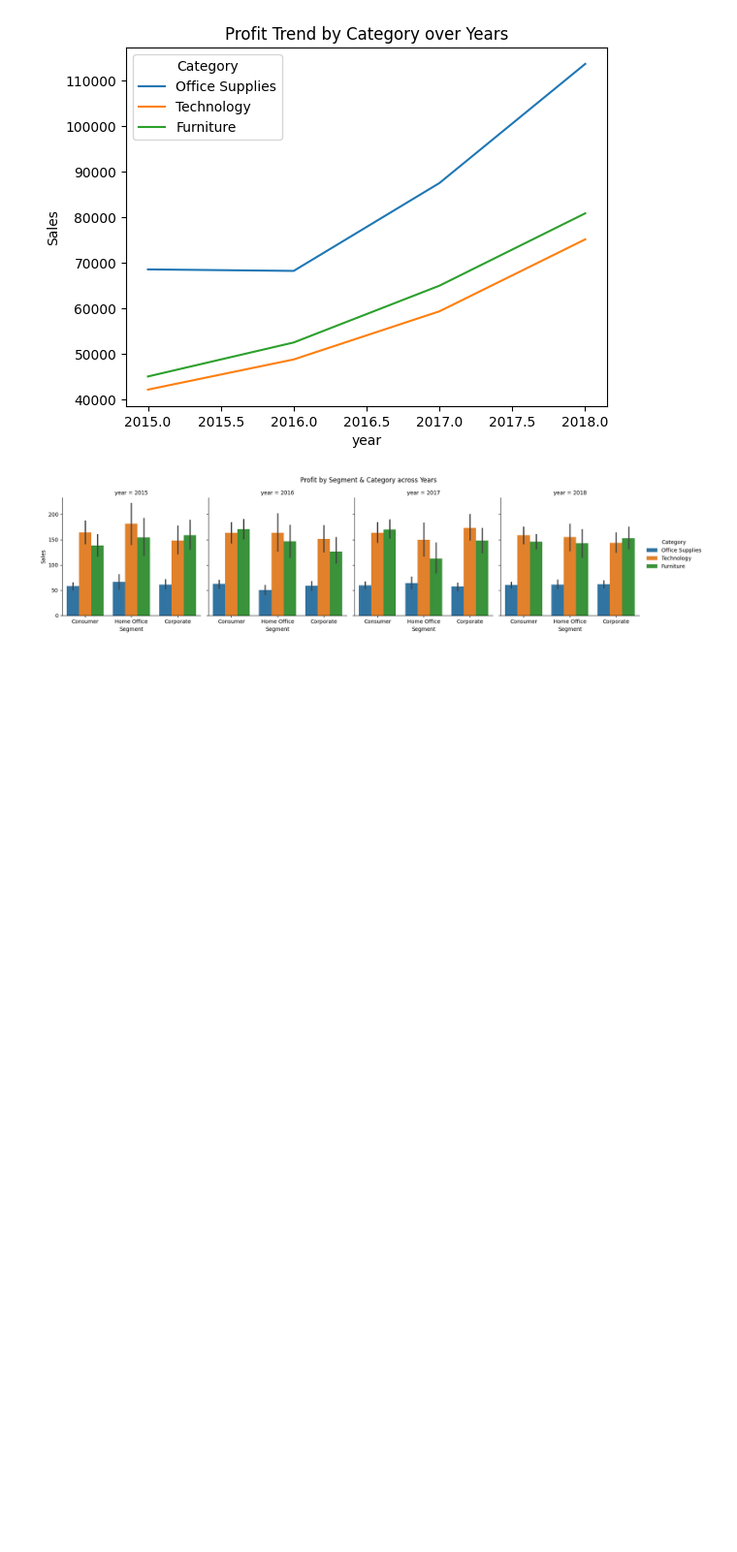
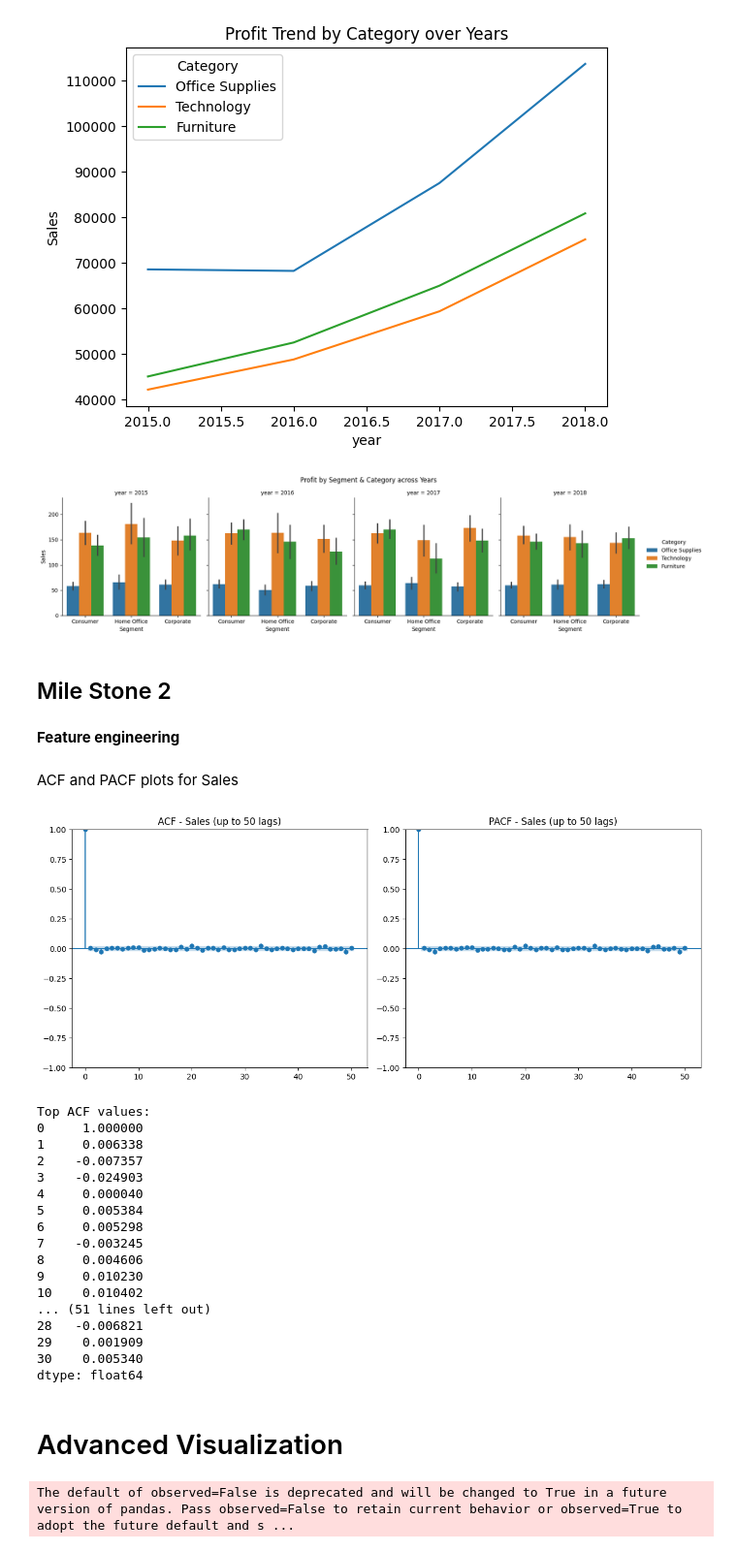
Before and after one commit to mostafaayman646/Superstore-Sales-forecasting, a Jupyter notebook: EDA.ipynb, the cells around one changed output. Shown at 97% size. Saved outputs shown, nothing was run; the diff lists cells and outputs as text; code cells hidden in the pictures; blank space fills up the shorter version.

Commit message:
Added Mile Stone 2 in EDA

```diff
--- a/EDA.ipynb
+++ b/EDA.ipynb
@@ -517,3 +518,59 @@ g.fig.suptitle("Profit by Segment & Category across Years", y=1.05)
 plt.show()
 # %% [output]
 [figure]
+# %% [markdown]
+## Mile Stone 2
+# %% [markdown]
+**Feature engineering**
+# %%
+data = Data_manager.add_lag_features()
+
+# data = Data_manager.scaling_encoding()
+# %% [markdown]
+ACF and PACF plots for Sales
+# %%
+
+from statsmodels.graphics.tsaplots import plot_acf, plot_pacf
+from statsmodels.tsa.stattools import acf, pacf
+
+series = data['Sales'].dropna()
+
+plt.figure(figsize=(12,5))
+ax = plt.subplot(1,2,1)
+plot_acf(series, lags=50, ax=ax)
+ax.set_title('ACF - Sales (up to 50 lags)')
+
+ax = plt.subplot(1,2,2)
+plot_pacf(series, lags=50, ax=ax, method='ywm')
+ax.set_title('PACF - Sales (up to 50 lags)')
+
+plt.tight_layout()
+plt.show()
+
+# few numerical ACF/PACF values to help choose lags
+num_lags = 30
+print('Top ACF values:')
+print(pd.Series(acf(series, nlags=num_lags)).head(num_lags+1))
+print('\nTop PACF values:')
+print(pd.Series(pacf(series, nlags=num_lags)).head(num_lags+1))
+# %% [output]
+[figure, added]
+Top ACF values:
+0     1.000000
+1     0.006338
+2    -0.007357
+3    -0.024903
+4     0.000040
+5     0.005384
+6     0.005298
+7    -0.003245
+8     0.004606
+9     0.010230
+10    0.010402
+... (51 lines left out)
+28   -0.006821
+29    0.001909
+30    0.005340
+dtype: float64
+# %% [markdown]
+# Advanced Visualization
@@ -519,0 +582,10 @@ plt.show()
+# %%
+# 2 — Profitability by Season (using Sales)
+fig = px.bar(
+    data.groupby("season")["Sales"].sum().reset_index(),
+    x="season", y="Sales", color="season",
+    title=" Sales Distribution by Season"
+)
+fig.show()
+# %% [output]
+The default of observed=False is deprecated and will be changed to True in a future version of pandas. Pass observed=False to retain current behavior or observed=True to adopt the future default and s ...
```
Also changed, not shown: parts of 15 cells of this notebook, 1 other file.
